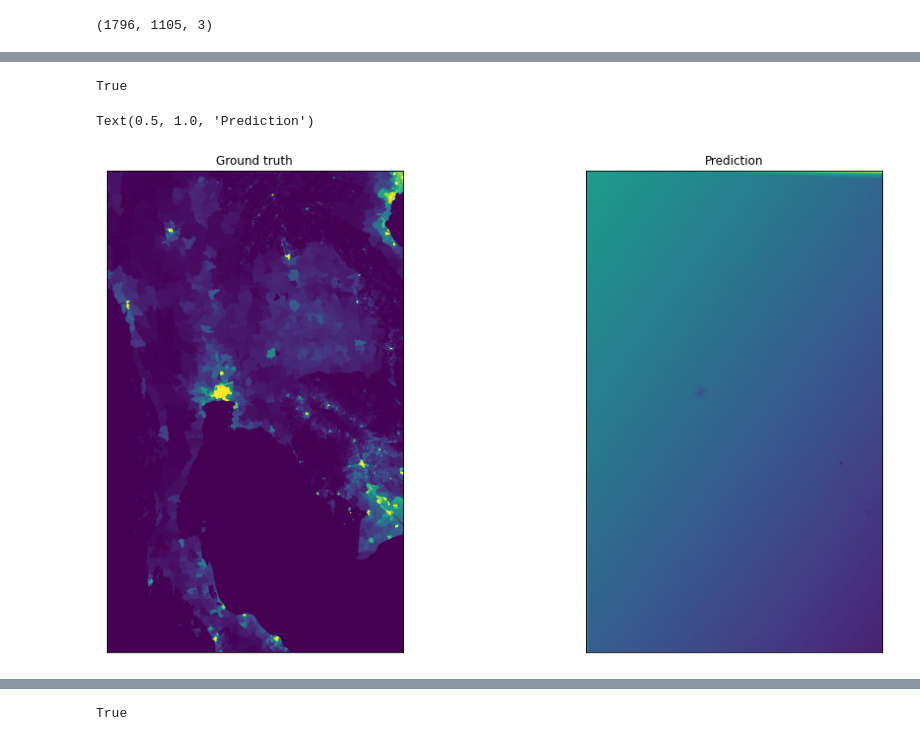
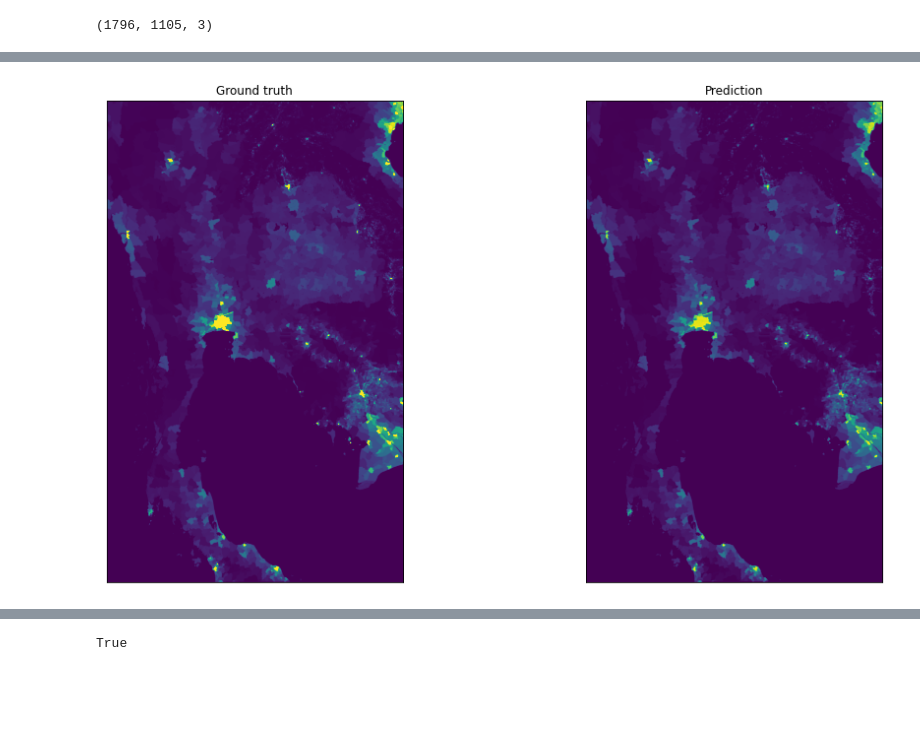
Before and after one commit to olley102/CommunityDetectionURSS, a Jupyter notebook: autoencoder_image_segmentation.ipynb, the cells around one changed output, grey strips where cells are left out. Drawn from its saved outputs; the diff is of its cells as text; code cells hidden in the pictures; blank space fills up the shorter version.

Commit message:
Implementation of sliding window AE for GPW data

```diff
--- a/autoencoder_image_segmentation.ipynb
+++ b/autoencoder_image_segmentation.ipynb
@@ -139,3 +173,3 @@ ae.fit_transform(image0)
 # %%
-history = ae.fit(image0, image0, epochs=1500, batch_size=1000)
+history = ae.fit(image0, image0, epochs=200, batch_size=1000)
 # %% [output]
@@ -175,5 +207,5 @@ Learning takes place immediately, but no significant change after the first 10 e
 # %%
-ae.load_epoch('/content/drive/My Drive/Colab Notebooks/Files/checkpoint_{epoch}.hdf5', 1500)
+ae.load_epoch('/content/drive/My Drive/Colab Notebooks/Files/checkpoint_{epoch}.hdf5', 200)
 # %% [output]
 True
 # %%
@@ -199,2 +231,2 @@ Encoding pixels 1977950:1984580
 # %%
-pred = ae.predict(image0, verbose=True, batch_size=image0.shape[1]*100)
+pred = ae.predict(image0, verbose=True, batch_size=image0.shape[1]*10)
@@ -225,3 +236,0 @@ x_full = ae.transform_x(image0)
-# %%
-pred = np.zeros_like(image0)
-pad_half = (3, 3)
@@ -263,20 +237,17 @@ array([[0.5931405 , 0.8244173 , 0.        , 0.        , 0.        ,
-# %%
-np.any(pred)
-# %% [output]
-True
 # %%
 fig = plt.figure(figsize=(16, 9))
 ax1 = fig.add_subplot(121)
 im1 = ax1.imshow(gpw[..., 0], vmin=0, vmax=1000)
 ax1.xaxis.set_visible(False)
 ax1.yaxis.set_visible(False)
 ax1.set_title('Ground truth')
 
 ax2 = fig.add_subplot(122)
-im2 = ax2.imshow(pred[..., 0])
+im2 = ax2.imshow(pred[..., 0], vmin=0, vmax=1000)
 ax2.xaxis.set_visible(False)
 ax2.yaxis.set_visible(False)
 ax2.set_title('Prediction')
+
+fig.savefig('windowae_pred')
 # %% [output]
-Text(0.5, 1.0, 'Prediction')
-[figure, old version]
+[figure, new version]
```
Also changed, not shown: parts of 53 cells of this notebook.
